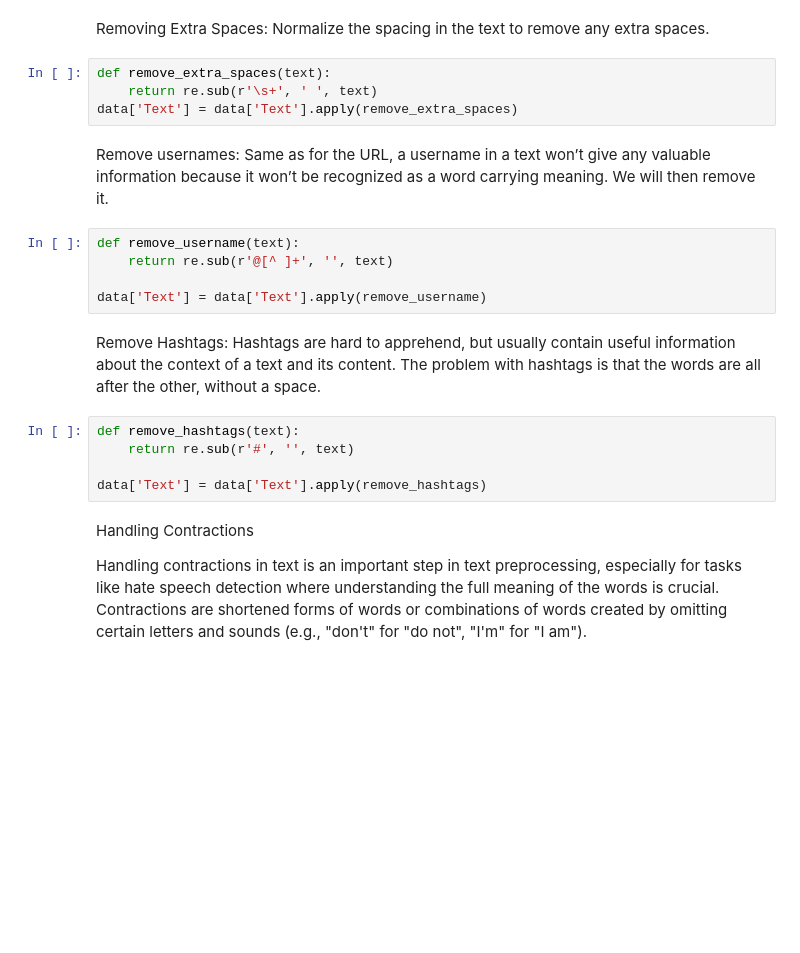
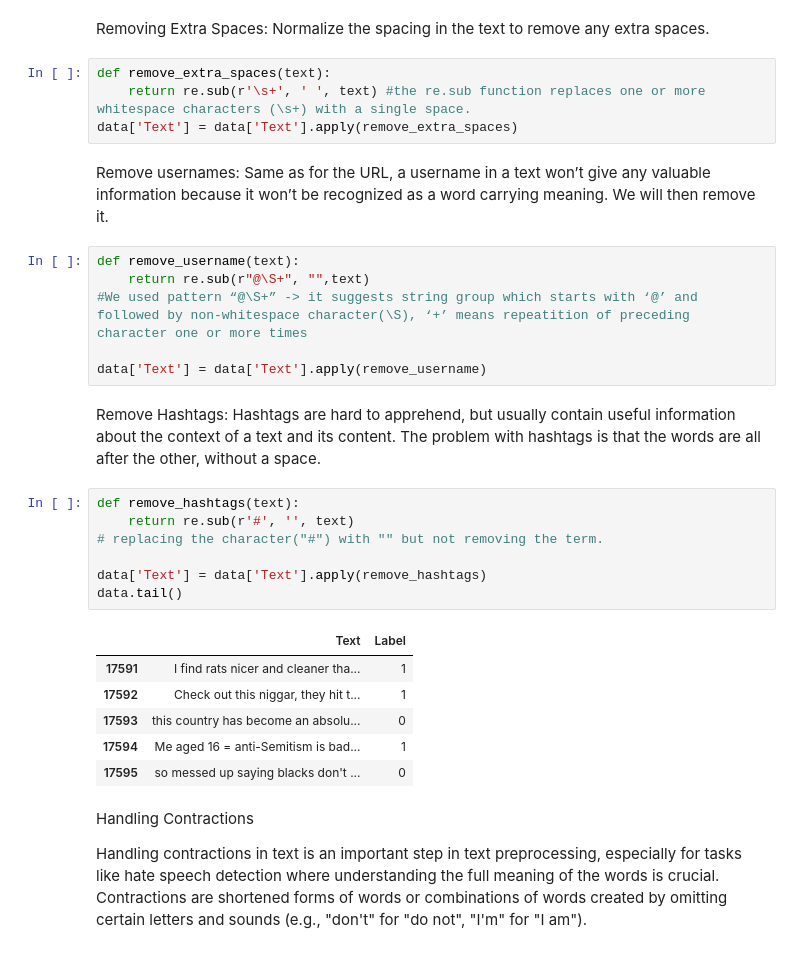
Before and after one commit to spring-board-b2-hate-speech/Group-4, a Jupyter notebook: Data Preprocessing/data_preprocessing.ipynb, the cells around one changed output. Saved outputs shown, nothing was run; the diff lists cells and outputs as text; blank space fills up the shorter version.

```diff
--- a/Data Preprocessing/data_preprocessing.ipynb
+++ b/Data Preprocessing/data_preprocessing.ipynb
@@ -59,13 +59,14 @@ After observing the dataset, we can infer that we need to clean and transform th
 Removing Extra Spaces: Normalize the spacing in the text to remove any extra spaces.
 # %%
 def remove_extra_spaces(text):
-    return re.sub(r'\s+', ' ', text)
+    return re.sub(r'\s+', ' ', text) #the re.sub function replaces one or more whitespace characters (\s+) with a single space.
 data['Text'] = data['Text'].apply(remove_extra_spaces)
 # %% [markdown]
 Remove usernames: Same as for the URL, a username in a text won’t give any valuable information because it won’t be recognized as a word carrying meaning. We will then remove it.
 # %%
 def remove_username(text):
-    return re.sub(r'@[^ ]+', '', text)
+    return re.sub(r"@\S+", "",text)
+#We used pattern “@\S+” -> it suggests string group which starts with ‘@’ and followed by non-whitespace character(\S), ‘+’ means repeatition of preceding character one or more times
 
 data['Text'] = data['Text'].apply(remove_username)
 # %% [markdown]
@@ -73,8 +74,17 @@ Remove Hashtags: Hashtags are hard to apprehend, but usually contain useful info
 # %%
 def remove_hashtags(text):
     return re.sub(r'#', '', text)
+# replacing the character("#") with "" but not removing the term.
 
 data['Text'] = data['Text'].apply(remove_hashtags)
+data.tail()
+# %% [output]
+|  | Text | Label |
+| 17591 | I find rats nicer and cleaner tha... | 1 |
+| 17592 | Check out this niggar, they hit t... | 1 |
+| 17593 | this country has become an absolu... | 0 |
+| 17594 | Me aged 16 = anti-Semitism is bad... | 1 |
+| 17595 | so messed up saying blacks don't ... | 0 |
 # %% [markdown]
 Handling Contractions
 
```
Also changed, not shown: parts of 7 cells of this notebook.
